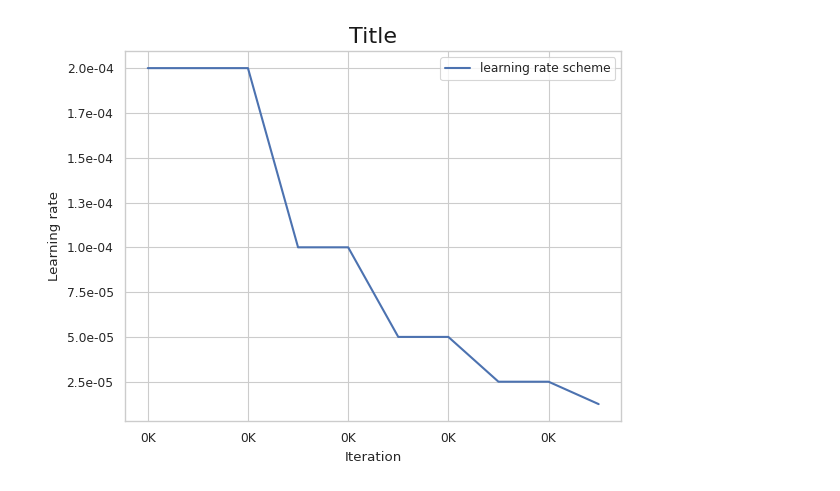
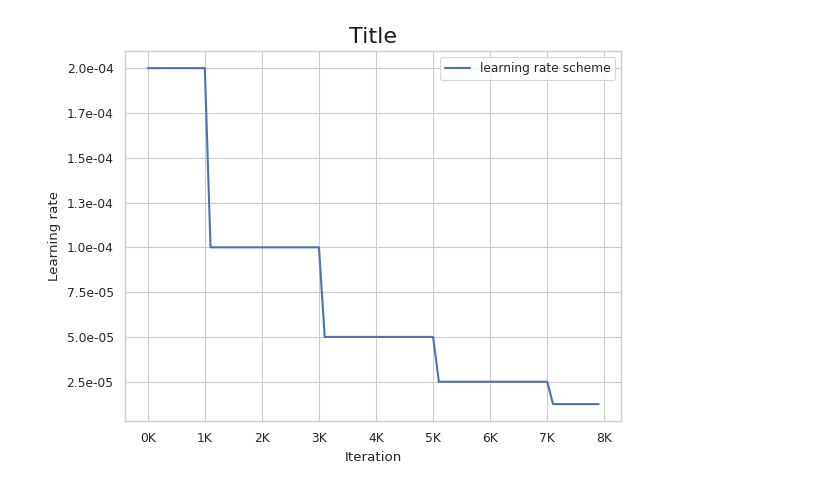
Before and after one commit to cy6e/ESRGAN-ImageSR-Colab, a Jupyter notebook: gan2.ipynb, the cells around one changed output. Cells and saved outputs as stored; diff of their text form; code cells hidden in the pictures.

```diff
--- a/gan2.ipynb
+++ b/gan2.ipynb
@@ -183,7 +185,7 @@ def MultiStepLR(initial_learning_rate, lr_steps, lr_rate, name='MultiStepLR'):
 
 if __name__ == "__main__":
     # pretrain PSNR lr scheduler
-    lr_scheduler = MultiStepLR(2e-4, [200, 400, 600, 800], 0.5)
+    lr_scheduler = MultiStepLR(2e-4, [1000, 3000, 5000, 7000], 0.5)
 
     # ESRGAN lr scheduler
     # lr_scheduler = MultiStepLR(1e-4, [50000, 100000, 200000, 300000], 0.5)
@@ -191,41 +193,40 @@ if __name__ == "__main__":
     # Cosine Annealing lr scheduler
     # lr_scheduler = CosineAnnealingLR_Restart(2e-4, 250000, 1e-7)
 
-    ##############################
+
     # Draw figure
-    ##############################
 
-    N_iter = 1000
+    N_iter = 8000
     step_list = list(range(0, N_iter, 100))
     lr_list = []
     for i in step_list:
         current_lr = lr_scheduler(i).numpy()
         lr_list.append(current_lr)
 
     import matplotlib as mpl
     from matplotlib import pyplot as plt
     import matplotlib.ticker as mtick
     mpl.style.use('default')
     import seaborn
     seaborn.set(style='whitegrid')
     seaborn.set_context('paper')
 
     plt.figure(1)
     plt.subplot(111)
     plt.ticklabel_format(style='sci', axis='x', scilimits=(0, 0))
     plt.title('Title', fontsize=16, color='k')
     plt.plot(step_list, lr_list, linewidth=1.5, label='learning rate scheme')
     legend = plt.legend(loc='upper right', shadow=False)
     ax = plt.gca()
     labels = ax.get_xticks().tolist()
     for k, v in enumerate(labels):
         labels[k] = str(int(v / 1000)) + 'K'
     ax.set_xticklabels(labels)
     ax.yaxis.set_major_formatter(mtick.FormatStrFormatter('%.1e'))
 
     ax.set_ylabel('Learning rate')
     ax.set_xlabel('Iteration')
     fig = plt.gcf()
     plt.show()
 # %% [output]
-[figure, old version]
+[figure, new version]
```
Also changed, not shown: parts of 9 cells of this notebook.
